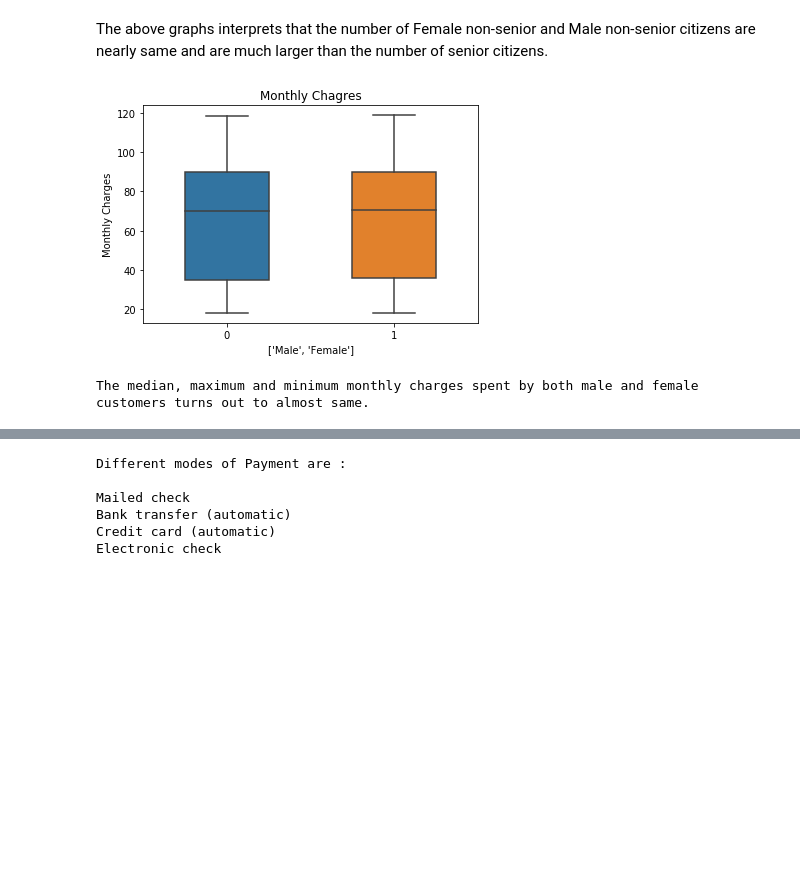
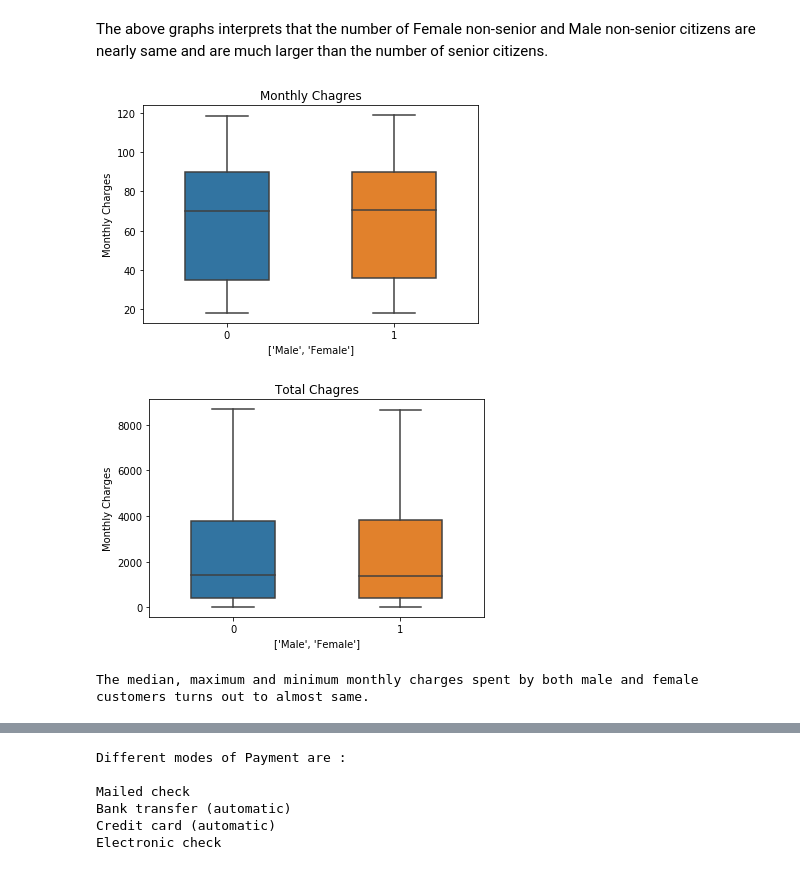
Before and after one commit to adityaprabhat01/eda-taskphase-aditya, a Jupyter notebook: telco_churn.ipynb, the cells around one changed output, grey strips where cells are left out. Saved outputs shown, nothing was run; the diff lists cells and outputs as text; code cells hidden in the pictures; blank space fills up the shorter version.

```diff
--- a/telco_churn.ipynb
+++ b/telco_churn.ipynb
@@ -96,19 +110,21 @@ The above graphs interprets that the number of Female non-senior and Male non-se
 # %%
 df_male_monthlyCharges = np.array(df_male['MonthlyCharges'])
 df_female_monthlyCharges = np.array(df_female['MonthlyCharges'])
-#df_male_totalCharges = [float(w) for w in df_male['TotalCharges']]
-#df_female_totalCharges = np.array(df_female[['TotalCharges']])
+df_male_totalCharges = [w for w in df_male['TotalCharges']]
+df_female_totalCharges = np.array(df_female[['TotalCharges']])
 # %%
 gender = ['Male','Female']
 sns.boxplot(data = [df_male_monthlyCharges,df_female_monthlyCharges],width = 0.5).set(xlabel = gender, ylabel = 'Monthly Charges')
 plt.title('Monthly Chagres')
 plt.show()
-#sns.boxplot(data = [df_male_totalCharges,df_female_totalCharges],width = 0.5).set(xlabel = gender, ylabel = 'Monthly Charges')
-#plt.show()
+plt.title('Total Chagres')
+sns.boxplot(data = [df_male_totalCharges,df_female_totalCharges],width = 0.5).set(xlabel = gender, ylabel = 'Monthly Charges')
+plt.show()
 #0 - male, 1 - female
 print("The median, maximum and minimum monthly charges spent by both male and female customers turns out to almost same.")
 # %% [output]
 [figure]
+[figure, added]
 The median, maximum and minimum monthly charges spent by both male and female customers turns out to almost same.
 # %%
 df_male_onlineSecurity = df_male[['OnlineSecurity']]
```
Also changed, not shown: parts of 7 cells of this notebook.
